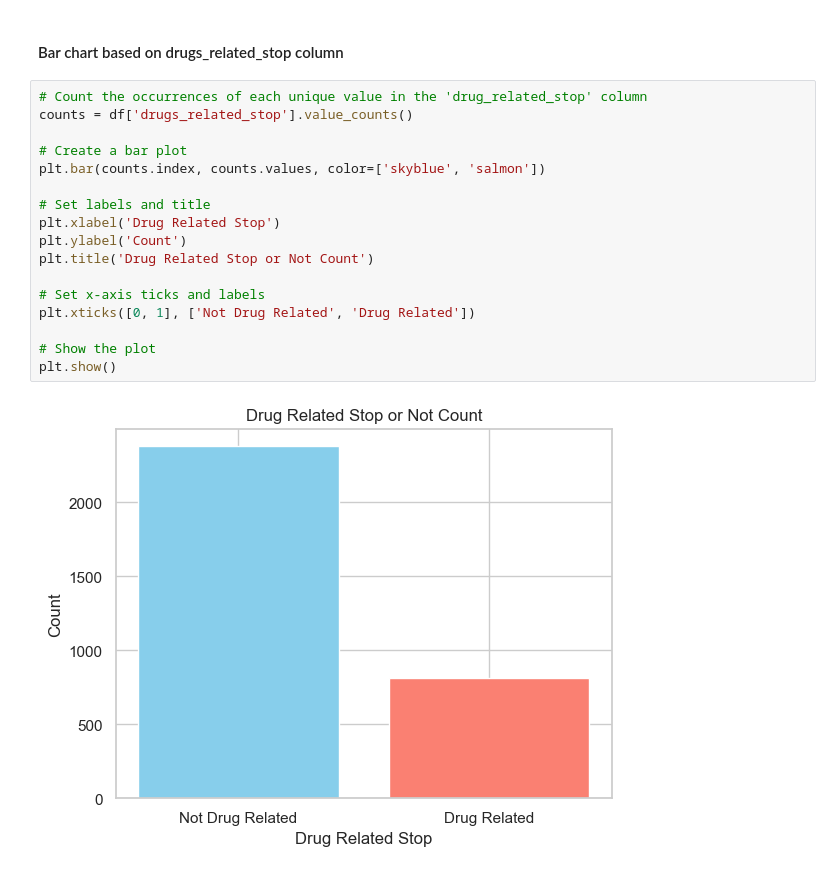
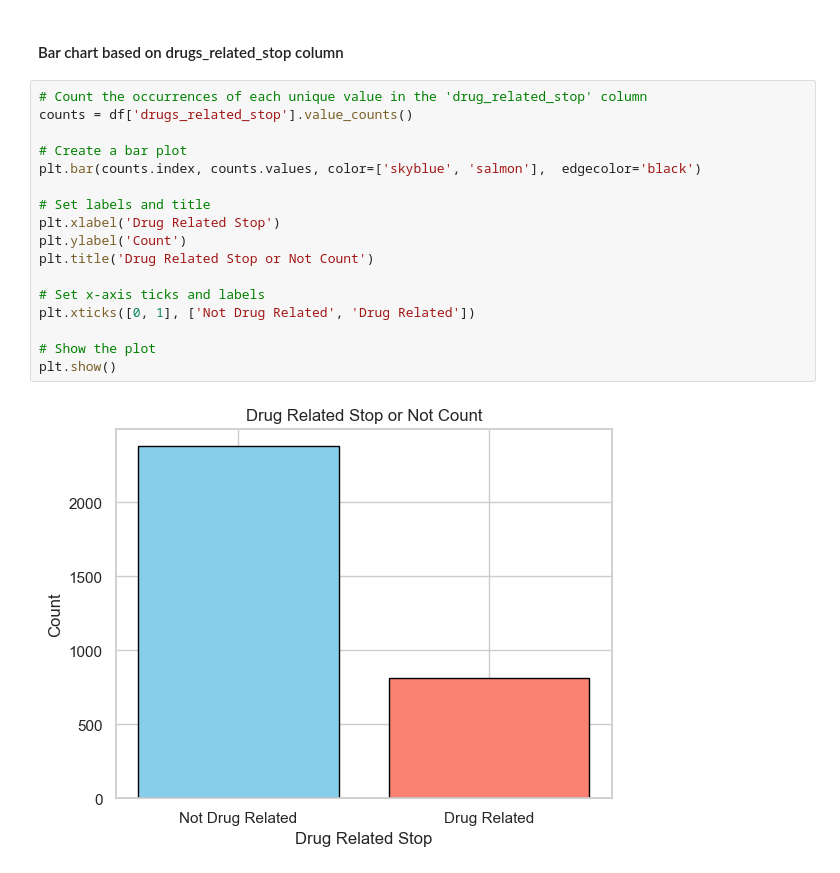
Before and after one commit to HecticBrah/pandas_projects, a Jupyter notebook: jupyter notebooks/police_df_graphs.ipynb, the cells around one changed output. Cells and saved outputs as stored; diff of their text form.

```diff
--- a/jupyter notebooks/police_df_graphs.ipynb
+++ b/jupyter notebooks/police_df_graphs.ipynb
@@ -239,19 +239,19 @@ plt.show()
 # %%
 # Count the occurrences of each unique value in the 'drug_related_stop' column
 counts = df['drugs_related_stop'].value_counts()
 
 # Create a bar plot
-plt.bar(counts.index, counts.values, color=['skyblue', 'salmon'])
+plt.bar(counts.index, counts.values, color=['skyblue', 'salmon'],  edgecolor='black')
 
 # Set labels and title
 plt.xlabel('Drug Related Stop')
 plt.ylabel('Count')
 plt.title('Drug Related Stop or Not Count')
 
 # Set x-axis ticks and labels
 plt.xticks([0, 1], ['Not Drug Related', 'Drug Related'])
 
 # Show the plot
 plt.show()
 # %% [output]
-[figure, old version]
+[figure, new version]
```
